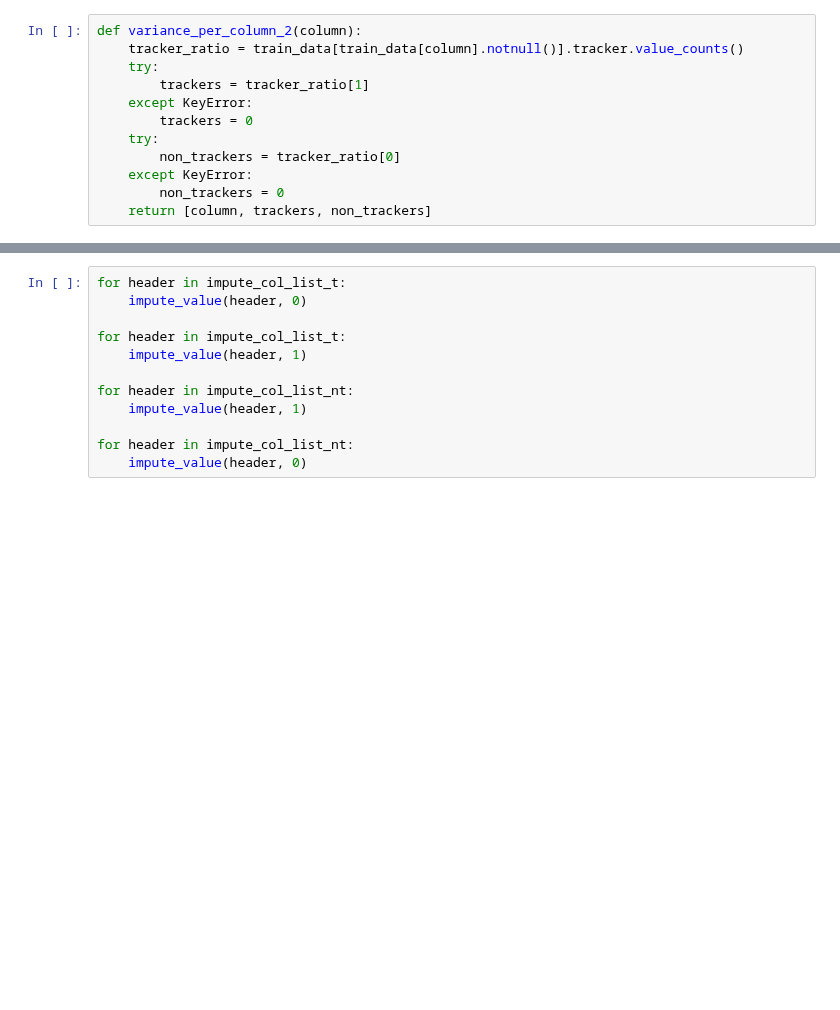
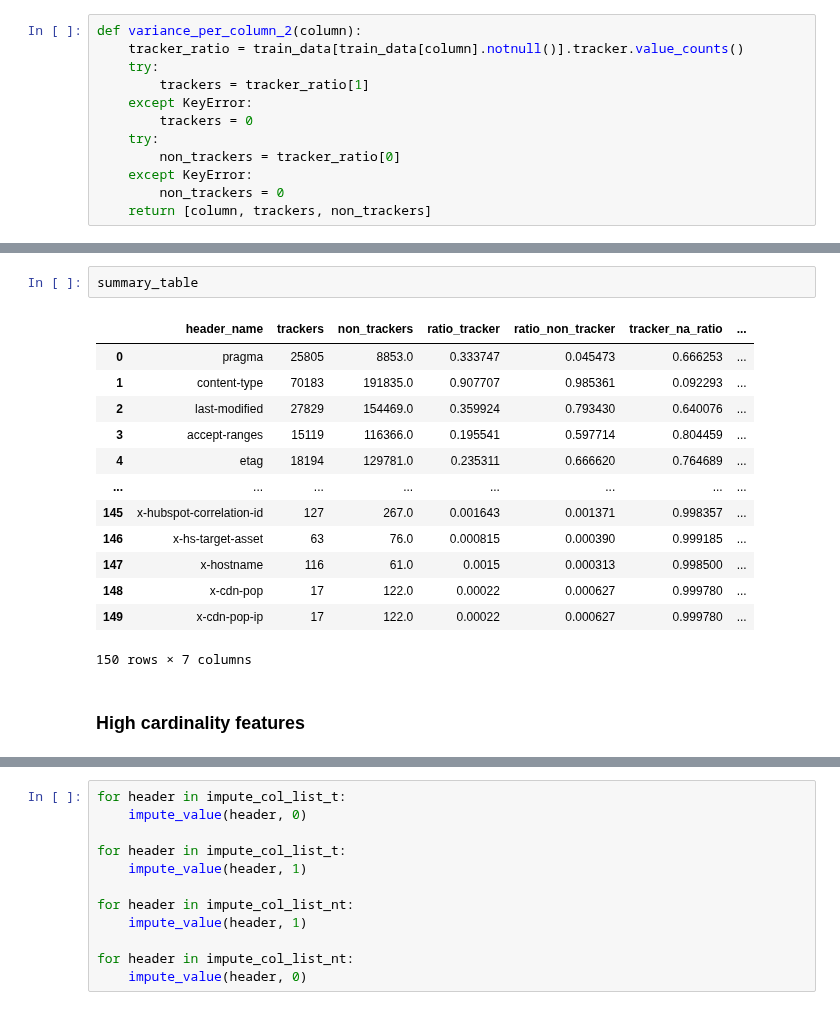
Before and after one commit to wolfrieder/http-response-classifier, a Jupyter notebook: notebooks/modeling.ipynb, the cells around one changed output, grey strips where cells are left out. Saved outputs shown, nothing was run; the diff lists cells and outputs as text; blank space fills up the shorter version.

```diff
--- a/notebooks/modeling.ipynb
+++ b/notebooks/modeling.ipynb
@@ -96,0 +356,18 @@ impute_col_list_nt = summary_table[summary_table['ratio_non_tracker'] > 0.4].hea
+# %%
+summary_table
+# %% [output]
+|  | header_name | trackers | non_trackers | ratio_tracker | ratio_non_tracker | tracker_na_ratio | ... |
+| 0 | pragma | 25805 | 8853.0 | 0.333747 | 0.045473 | 0.666253 | ... |
+| 1 | content-type | 70183 | 191835.0 | 0.907707 | 0.985361 | 0.092293 | ... |
+| 2 | last-modified | 27829 | 154469.0 | 0.359924 | 0.793430 | 0.640076 | ... |
+| 3 | accept-ranges | 15119 | 116366.0 | 0.195541 | 0.597714 | 0.804459 | ... |
+| 4 | etag | 18194 | 129781.0 | 0.235311 | 0.666620 | 0.764689 | ... |
+| ... | ... | ... | ... | ... | ... | ... | ... |
+| 145 | x-hubspot-correlation-id | 127 | 267.0 | 0.001643 | 0.001371 | 0.998357 | ... |
+| 146 | x-hs-target-asset | 63 | 76.0 | 0.000815 | 0.000390 | 0.999185 | ... |
+| 147 | x-hostname | 116 | 61.0 | 0.0015 | 0.000313 | 0.998500 | ... |
+| 148 | x-cdn-pop | 17 | 122.0 | 0.00022 | 0.000627 | 0.999780 | ... |
+| 149 | x-cdn-pop-ip | 17 | 122.0 | 0.00022 | 0.000627 | 0.999780 | ... |
+150 rows × 7 columns
+# %% [markdown]
+### High cardinality features
```
Also changed, not shown: parts of 106 cells of this notebook, 5 other files.
